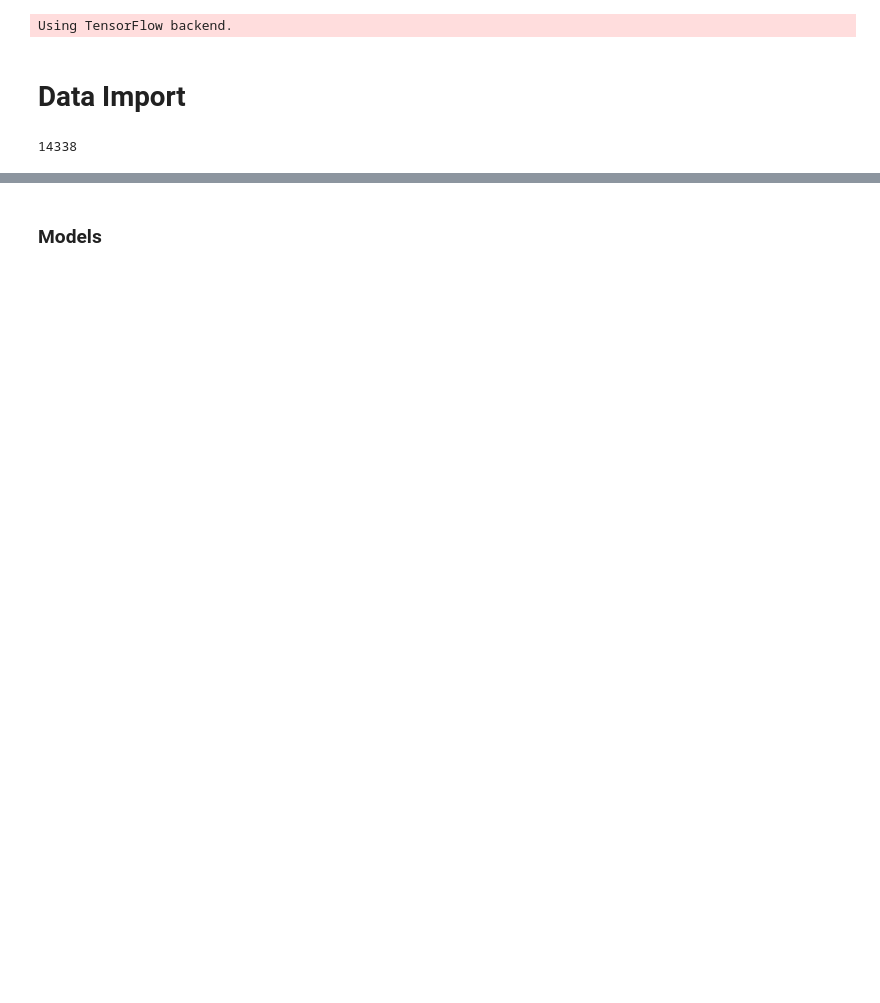
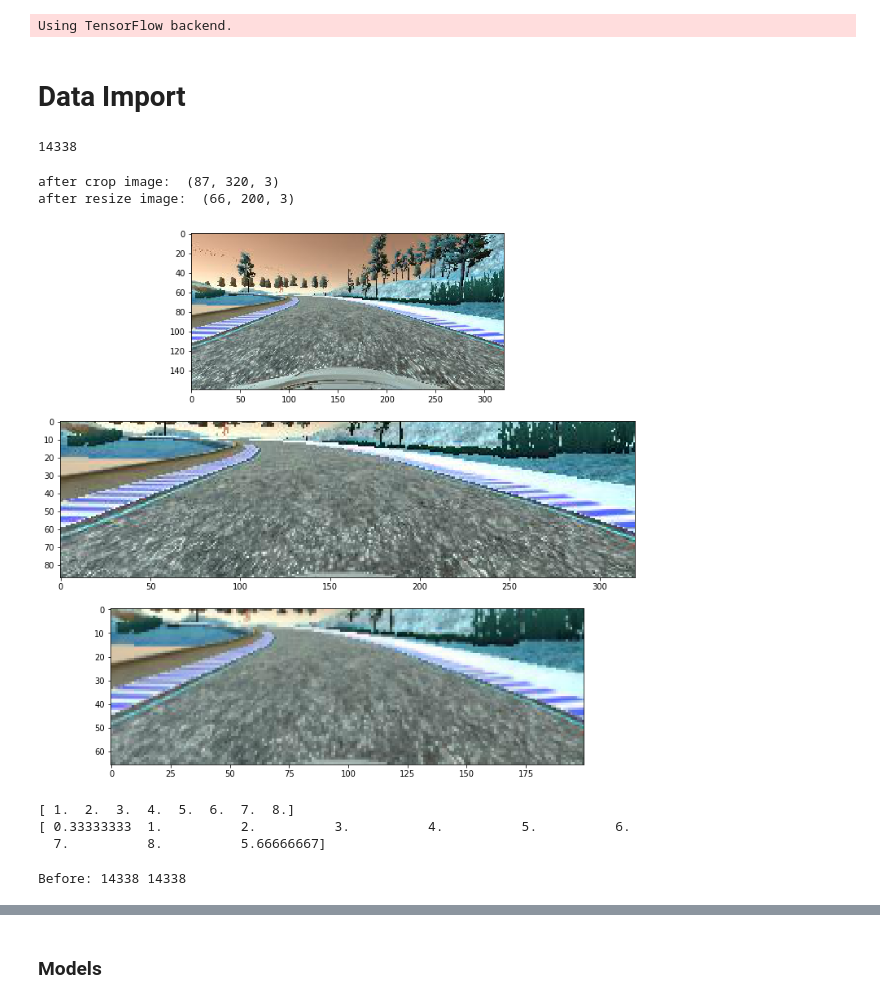
Before and after one commit to hl395/steer-prediction, a Jupyter notebook: p3-behavioural-cloning.ipynb, the cells around one changed output, grey strips where cells are left out. Drawn from its saved outputs; the diff is of its cells as text; code cells hidden in the pictures; blank space fills up the shorter version.

```diff
--- a/p3-behavioural-cloning.ipynb
+++ b/p3-behavioural-cloning.ipynb
@@ -52,4 +52,79 @@ samples = add_to_samples('driving_log_4.csv', samples)
 print(len(samples))
 # %% [output]
 14338
+# %%
+new_size_col = 200
+new_size_row = 66
+
+def cropImage(image):
+    # Preprocessing image files
+    shape = image.shape
+    # note: numpy arrays are (row, col)!
+    image = image[math.floor(shape[0]/3):shape[0]-20, 0:shape[1]]
+#     image = cv2.resize(image,(new_size_col,new_size_row), interpolation=cv2.INTER_AREA)
+    return image
+
+def resizeImage(image):
+    # Preprocessing image files
+    shape = image.shape
+    image = cv2.resize(image,(new_size_col,new_size_row), interpolation=cv2.INTER_AREA)
+    return image
+
+num_samples = len(samples)
+plot_index = random.randint(0, num_samples)
+sample = samples[plot_index]
+name = sample[0]
+image = cv2.imread(name)
+plt.figure(figsize=(24,12))
+
+image1 = cropImage(image)
+print('after crop image: ', image1.shape)
+image2 = resizeImage(image1)
+print('after resize image: ', image2.shape)
+plt.subplot(3,1,1)
+plt.imshow(image)
+plt.subplot(3,1,2)
+plt.imshow(image1)
+plt.subplot(3,1,3)
+plt.imshow(image2)
+
+def preprocessImage(image):
+    image = cropImage(image)
+    image = resizeImage(image)
+    return image
+# %% [output]
+after crop image:  (87, 320, 3)
+after resize image:  (66, 200, 3)
+[figure, added]
+# %%
+def running_mean(x, N=3):
+    cumsum = np.cumsum(np.insert(x, 0, 0))
+    return (cumsum[N:] - cumsum[:-N]) / N
+
+
+a= [0,1,2,3,4,5,6,7,8,9]
+
+print(running_mean(a, 3))
+
+
+def running_mean_full(x, N=3):
+    return np.convolve(x, np.ones((N,))/N, 'same')
+print(running_mean_full(a, 3))
+# %% [output]
+[ 1.  2.  3.  4.  5.  6.  7.  8.]
+[ 0.33333333  1.          2.          3.          4.          5.          6.
+  7.          8.          5.66666667]
+# %%
+image_paths=[]
+angles = []
+for line in samples:
+    image_paths.append(line[0])
+    angles.append(float(line[3]))
+image_paths = np.array(image_paths)
+angles = np.array(angles)
+angles = running_mean_full(angles)
+
+print('Before:', image_paths.shape[0], angles.shape[0])
+# %% [output]
+Before: 14338 14338
 # %%
```
Also changed, not shown: parts of 17 cells of this notebook.
